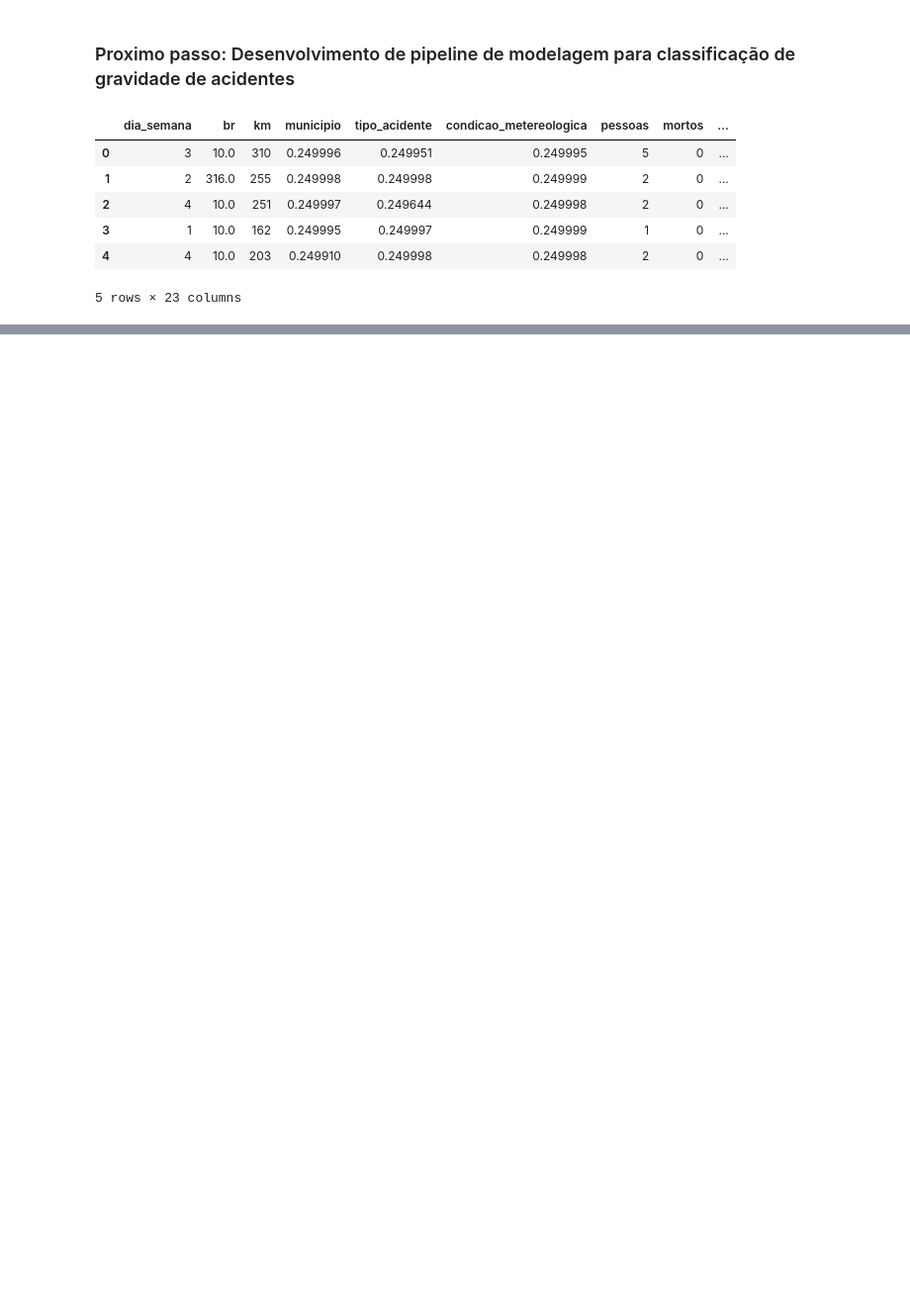
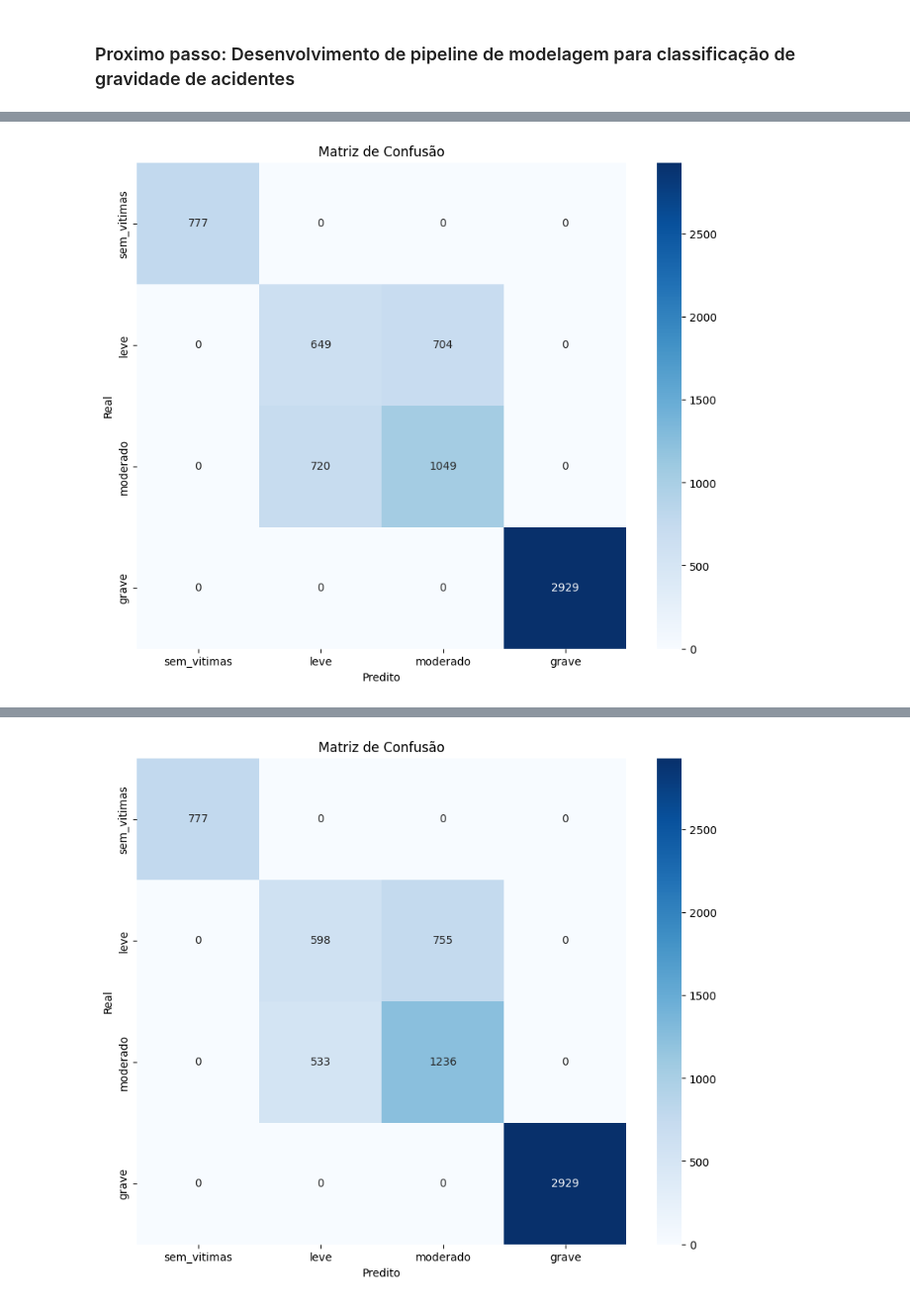
Before and after one commit to clebemachado/RoadSafeAI, a Jupyter notebook: notebooks/main/run_pipeline.ipynb, the cells around one changed output, grey strips where cells are left out. Shown at 99% size. Saved outputs shown, nothing was run; the diff lists cells and outputs as text; code cells hidden in the pictures; blank space fills up the shorter version.

Commit message:
Adicionando pipeline de modelagem inicial

```diff
--- a/notebooks/main/run_pipeline.ipynb
+++ b/notebooks/main/run_pipeline.ipynb
@@ -84,12 +99,29 @@ FileName: datatran2012.csv
 # %% [markdown]
 ### Proximo passo: Desenvolvimento de pipeline de modelagem para classificação de gravidade de acidentes
-# %%
-X_train.head()
-# %% [output]
-|  | dia_semana | br | km | municipio | tipo_acidente | condicao_metereologica | pessoas | mortos | ... |
-| 0 | 3 | 10.0 | 310 | 0.249996 | 0.249951 | 0.249995 | 5 | 0 | ... |
-| 1 | 2 | 316.0 | 255 | 0.249998 | 0.249998 | 0.249999 | 2 | 0 | ... |
-| 2 | 4 | 10.0 | 251 | 0.249997 | 0.249644 | 0.249998 | 2 | 0 | ... |
-| 3 | 1 | 10.0 | 162 | 0.249995 | 0.249997 | 0.249999 | 1 | 0 | ... |
-| 4 | 4 | 10.0 | 203 | 0.249910 | 0.249998 | 0.249998 | 2 | 0 | ... |
-5 rows × 23 columns
+# %%
+# Cria os modelos
+from model.tree_model_evaluator import TreeModelEvaluator
+from model_pipeline import ModelingPipeline, create_tree_based_models
+
+models = create_tree_based_models(
+    random_state=42,
+    n_estimators=100  # número de árvores para modelos ensemble
+)
+
+pipeline = ModelingPipeline(models)
+
+results = pipeline.run_pipeline(
+    X_train, X_valid, X_test,
+    y_train, y_valid, y_test,
+    classes=['sem_vitimas','leve', 'moderado', 'grave']  # suas classes de gravidade
+)
+
+pipeline.compare_models(metric='f1')
+
+best_model = results['Random Forest']['model']
+TreeModelEvaluator.plot_feature_importance(
+    best_model,
+    feature_names=X_train.columns.tolist(),
+    top_n=20
+)
+# %% [output]
@@ -95,0 +145 @@ X_train.head()
+[figure, added]
@@ -95,0 +163 @@ X_train.head()
+[figure, added]
```
Also changed, not shown: parts of 3 cells of this notebook, 6 other files.
